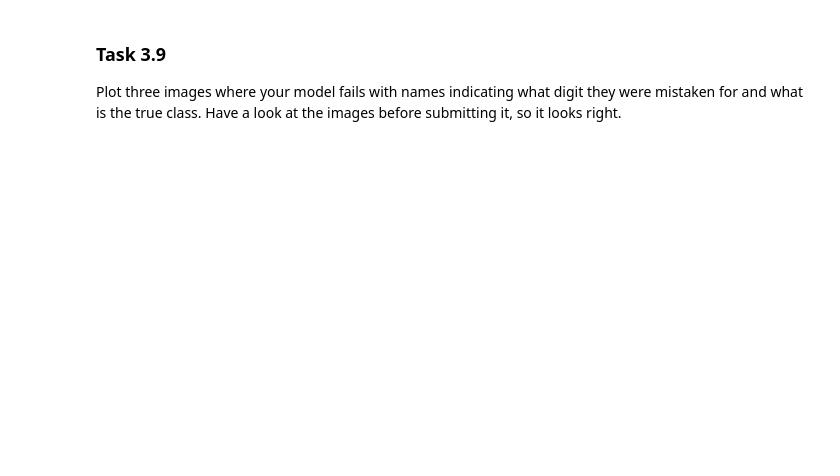
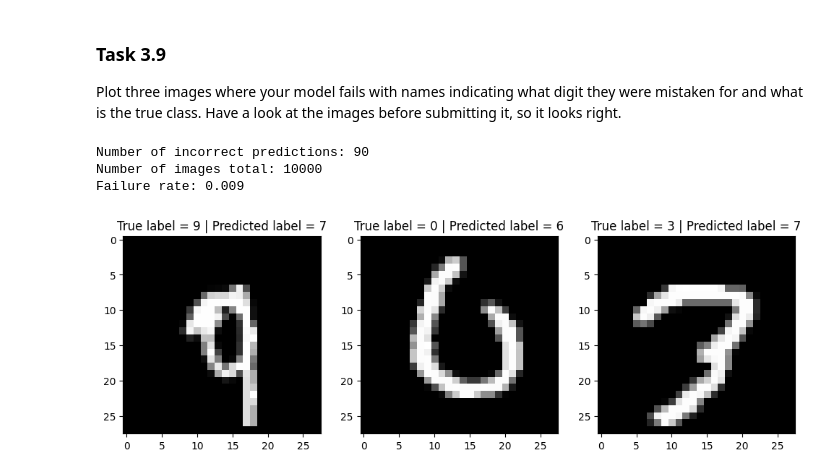
Before and after one commit to 0-Gixty-0/SSY098-Image-Analysis, a Jupyter notebook: lab4/lab_4_students.ipynb, the cells around one changed output. Drawn from its saved outputs; the diff is of its cells as text; code cells hidden in the pictures; blank space fills up the shorter version.

```diff
--- a/lab4/lab_4_students.ipynb
+++ b/lab4/lab_4_students.ipynb
@@ -809,8 +1058,8 @@ device = torch.device('cuda' if torch.cuda.is_available() else 'cpu')
 print(f"Using device: {device}")
 
 # Training loop
-num_epochs = 5
-lr = 0.001
+num_epochs = 30
+lr = 0.005
 
 # Initialize model, loss function, and optimizer
 better_model = better_cnn_classifier().to(device)
@@ -875,5 +1189,41 @@ for cls, metric in test_metrics.items():
 ### Task 3.9
 Plot three images where your model fails with names indicating what digit they were mistaken for and what is the true class. Have a look at the images before submitting it, so it looks right.
 # %%
-# YOUR CODE HERE
-raise NotImplementedError()
+true_labels = []
+predicted_labels = []
+input_images = []
+
+for inputs, targets in test_loader:
+    inputs, targets = inputs.to(device), targets.to(device)
+    outputs = better_model_trained(inputs)
+    _, predicted = torch.max(outputs, 1)
+
+    input_images.append(inputs)
+    true_labels.append(targets)
+    predicted_labels.append(predicted)
+
+true_labels = torch.cat(true_labels).cpu().numpy()
+predicted_labels = torch.cat(predicted_labels).cpu().numpy()
+input_images = torch.cat(input_images).cpu().numpy()
+
+mask_incorrect_prediction = true_labels != predicted_labels
+num_wrong = np.sum(mask_incorrect_prediction)
+start_value = np.random.choice(num_wrong-3, 1)[0]
+print(f"Number of incorrect predictions: {num_wrong}")
+print(f"Number of images total: {input_images.shape[0]}")
+print(f"Failure rate: {num_wrong / input_images.shape[0]}")
+failed_images = input_images[mask_incorrect_prediction][start_value:]
+failed_images_true_labels = true_labels[mask_incorrect_prediction][start_value:]
+failed_images_predicted_labels = predicted_labels[mask_incorrect_prediction][start_value:]
+
+fig, axes = plt.subplots(1, 3, figsize=(12, 4))
+
+for i in range(3):
+    ax = axes[i]
+    ax.imshow(failed_images[i,0,:,:], cmap="gray")
+    ax.set_title(f"True label = {failed_images_true_labels[i]} | Predicted label = {failed_images_predicted_labels[i]}")
+# %% [output]
+Number of incorrect predictions: 90
+Number of images total: 10000
+Failure rate: 0.009
+[figure, added]
```
Also changed, not shown: parts of 18 cells of this notebook.
